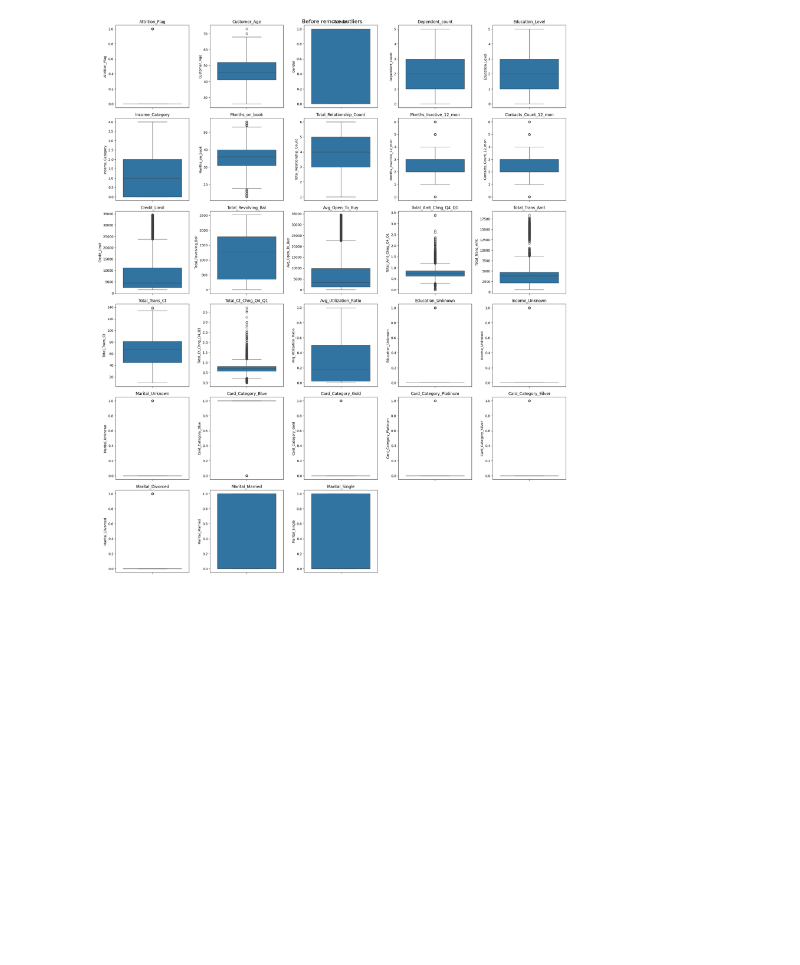
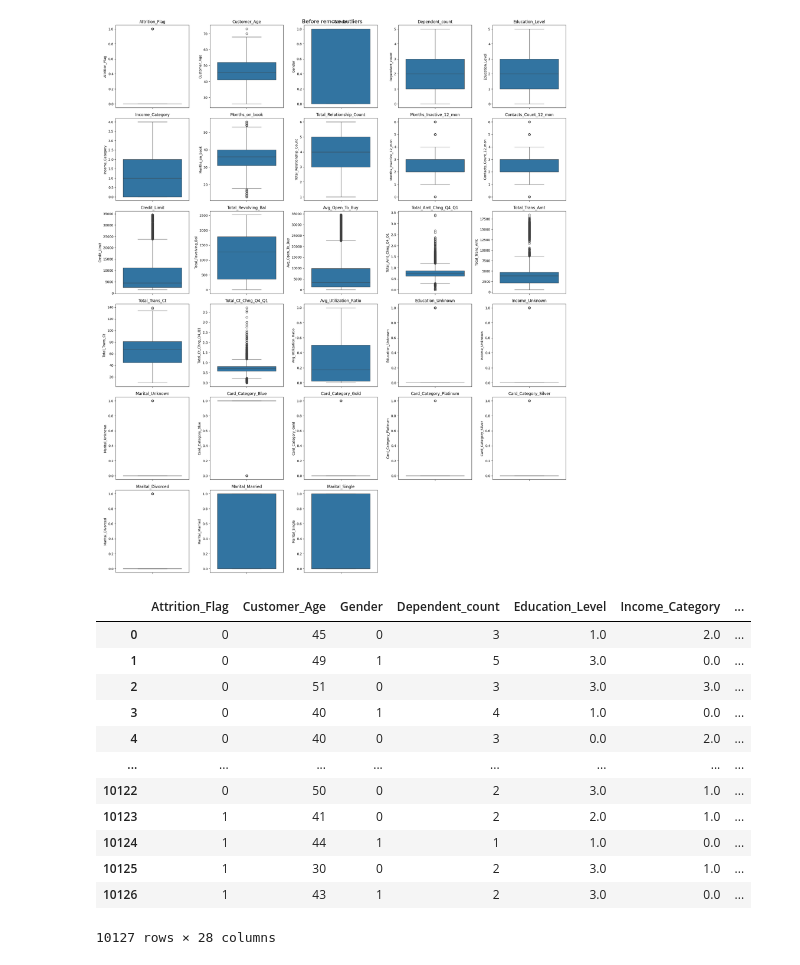
Before and after one commit to nj-nattida/Intro-to-ML, a Jupyter notebook: classification_compare.ipynb, the cells around one changed output. Saved outputs shown, nothing was run; the diff lists cells and outputs as text; code cells hidden in the pictures; blank space fills up the shorter version.

```diff
--- a/classification_compare.ipynb
+++ b/classification_compare.ipynb
@@ -65,3 +65,19 @@ Mean R²: 0.5438 (+/- 0.0218)
 [figure]
 [figure]
 [figure]
+# %%
+data_analysis.data
+# %% [output]
+|  | Attrition_Flag | Customer_Age | Gender | Dependent_count | Education_Level | Income_Category | ... |
+| 0 | 0 | 45 | 0 | 3 | 1.0 | 2.0 | ... |
+| 1 | 0 | 49 | 1 | 5 | 3.0 | 0.0 | ... |
+| 2 | 0 | 51 | 0 | 3 | 3.0 | 3.0 | ... |
+| 3 | 0 | 40 | 1 | 4 | 1.0 | 0.0 | ... |
+| 4 | 0 | 40 | 0 | 3 | 0.0 | 2.0 | ... |
+| ... | ... | ... | ... | ... | ... | ... | ... |
+| 10122 | 0 | 50 | 0 | 2 | 3.0 | 1.0 | ... |
+| 10123 | 1 | 41 | 0 | 2 | 2.0 | 1.0 | ... |
+| 10124 | 1 | 44 | 1 | 1 | 1.0 | 0.0 | ... |
+| 10125 | 1 | 30 | 0 | 2 | 3.0 | 1.0 | ... |
+| 10126 | 1 | 43 | 1 | 2 | 3.0 | 0.0 | ... |
+10127 rows × 28 columns
```
Also changed, not shown: 1 other file.
